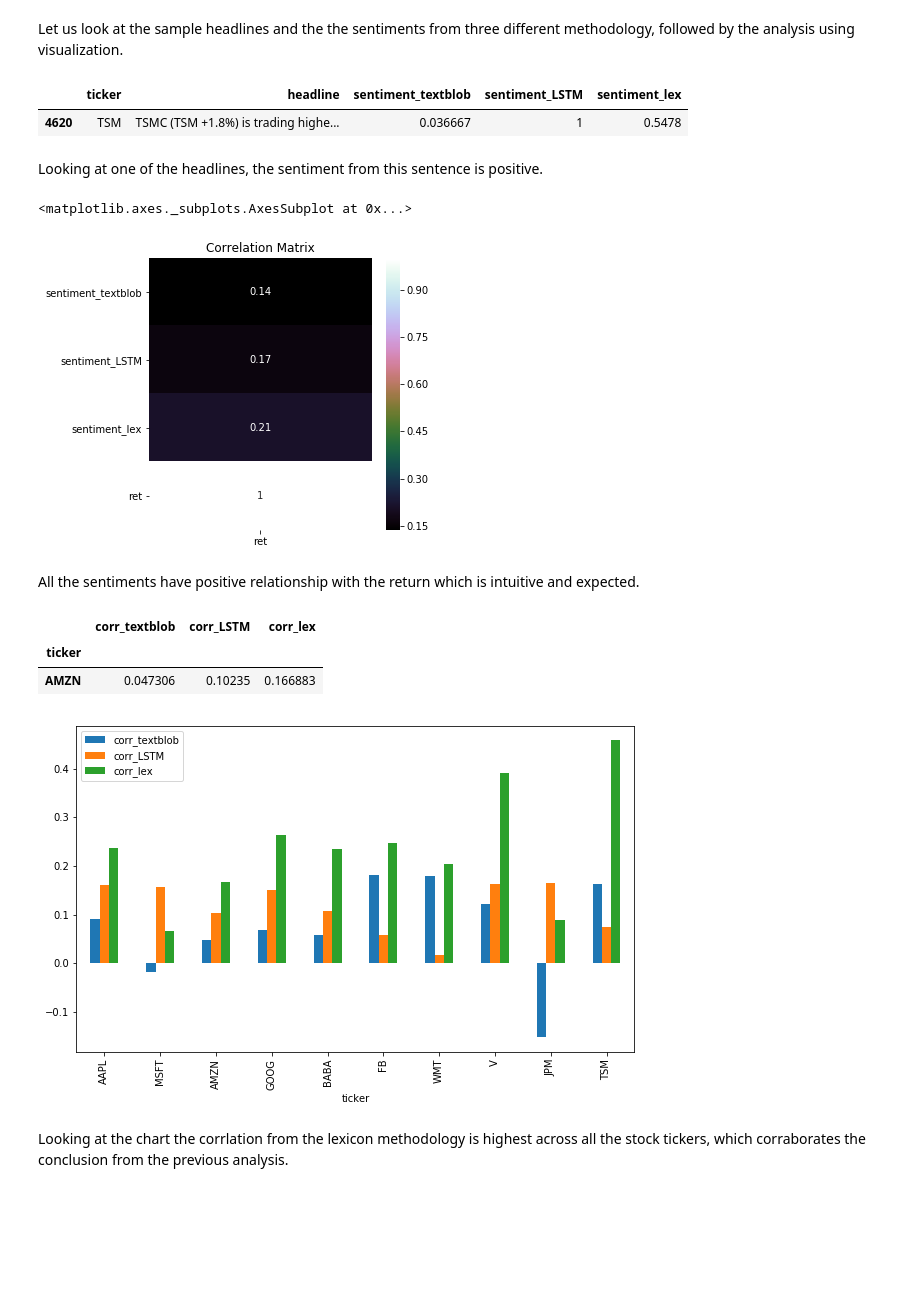
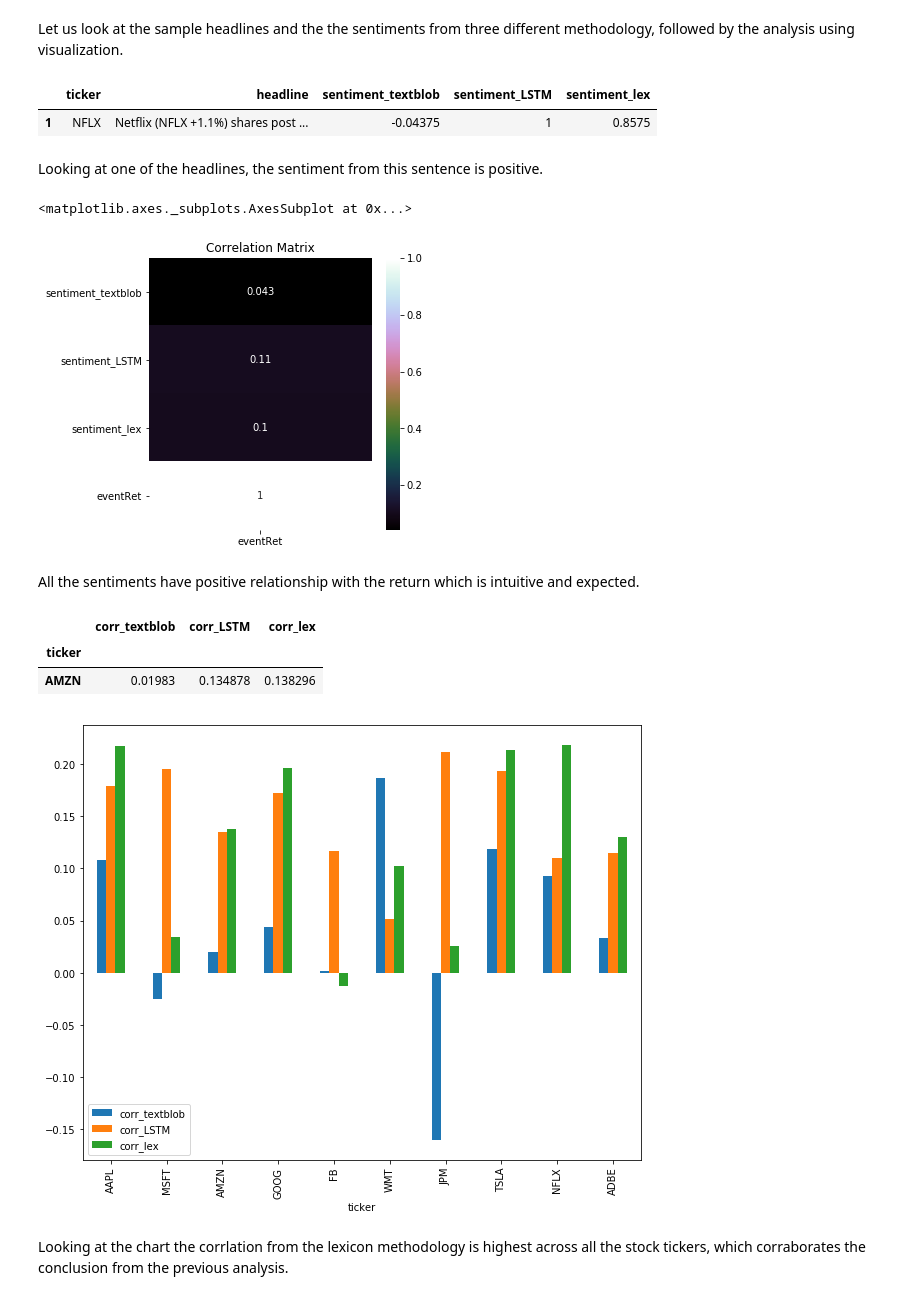
Before and after one commit to tatsath/fin-ml, a Jupyter notebook: Chapter 10 - Natural Language Processing/Case Study 1 - NLP and Sentiments Analysis based Trading Strategy/NLPandSentimentAnalysisBasedTradingStrategy.ipynb, the cells around one changed output. Saved outputs shown, nothing was run; the diff lists cells and outputs as text; code cells hidden in the pictures; blank space fills up the shorter version.

```diff
--- a/Chapter 10 - Natural Language Processing/Case Study 1 - NLP and Sentiments Analysis based Trading Strategy/NLPandSentimentAnalysisBasedTradingStrategy.ipynb
+++ b/Chapter 10 - Natural Language Processing/Case Study 1 - NLP and Sentiments Analysis based Trading Strategy/NLPandSentimentAnalysisBasedTradingStrategy.ipynb
@@ -103,0 +115,15 @@ warnings.filterwarnings('ignore')
+# %%
+tickers = ['AAPL','MSFT','AMZN','GOOG','FB','WMT','JPM','TSLA','NFLX','ADBE']
+start = '2010-01-01'
+end = '2018-12-31'
+df_ticker_return = pd.DataFrame()
+for ticker in tickers:
+    ticker_yf = yf.Ticker(ticker)
+    if df_ticker_return.empty:
+        df_ticker_return = ticker_yf.history(start = start, end = end)
+        df_ticker_return['ticker']= ticker
+    else:
+        data_temp = ticker_yf.history(start = start, end = end)
+        data_temp['ticker']= ticker
+        df_ticker_return = df_ticker_return.append(data_temp)
+df_ticker_return.to_csv(r'Data\Step2.2_ReturnData.csv')
@@ -650,27 +632,31 @@ We see a positive correlation between the Event return and sentiments. We will l
 # %% [markdown]
 <a id='4.4'></a>
 ## 4.4 Exploratory Data Analysis and comparison
+# %%
+data_df = pd.read_csv(r'Data\Step4_DataWithSentimentsResults.csv', sep='|')
+data_df = data_df[data_df['ticker'].isin(tickers)]
 # %% [markdown]
 Let us look at the sample headlines and the the sentiments from three different methodology, followed by the analysis using visualization.
 # %%
-data_new_df_stock=data_df[data_df['ticker']== 'TSM'][['ticker','headline','sentiment_textblob','sentiment_LSTM','sentiment_lex']]
+data_new_df_stock=data_df[data_df['ticker']== 'NFLX'][['ticker','headline','sentiment_textblob','sentiment_LSTM','sentiment_lex']]
 from pandas import option_context
 
 with option_context('display.max_colwidth', 400):
     display(data_new_df_stock.head(1))
 # %% [output]
 |  | ticker | headline | sentiment_textblob | sentiment_LSTM | sentiment_lex |
-| 4620 | TSM | TSMC (TSM +1.8%) is trading highe... | 0.036667 | 1 | 0.5478 |
+| 1 | NFLX | Netflix (NFLX +1.1%) shares post ... | -0.04375 | 1 | 0.8575 |
 # %% [markdown]
 Looking at one of the headlines, the sentiment from this sentence is positive.
 # %%
-correlation = data_df[['sentiment_textblob','sentiment_LSTM','sentiment_lex','ret']].dropna(axis=0).corr()
+correlation = data_df[['sentiment_textblob','sentiment_LSTM','sentiment_lex','eventRet']].dropna(axis=0).corr()
+
 plt.figure(figsize=(5,5))
 plt.title('Correlation Matrix')
-sns.heatmap(correlation[['ret']], vmax=1, annot=True,cmap='cubehelix')
+sns.heatmap(correlation[['eventRet']], vmax=1, annot=True,cmap='cubehelix')
 # %% [output]
 <matplotlib.axes._subplots.AxesSubplot at 0x...>
-[figure, old version]
+[figure, new version]
 # %% [markdown]
 All the sentiments have positive relationship with the return which is intuitive and expected.
 # %%
@@ -679,9 +665,9 @@ for ticker in data_df['ticker'].unique():
     data_new_df_stock=data_df[data_df['ticker']==ticker]
     #Only look for the stocks with sufficient data
     if data_new_df_stock.shape[0] > 40 :
-        corr_textblob= data_new_df_stock['ret'].corr(data_new_df_stock['sentiment_textblob'])
-        corr_LSTM = data_new_df_stock['ret'].corr(data_new_df_stock['sentiment_LSTM'])
-        corr_lex = data_new_df_stock['ret'].corr(data_new_df_stock['sentiment_lex'])
+        corr_textblob= data_new_df_stock['eventRet'].corr(data_new_df_stock['sentiment_textblob'])
+        corr_LSTM = data_new_df_stock['eventRet'].corr(data_new_df_stock['sentiment_LSTM'])
+        corr_lex = data_new_df_stock['eventRet'].corr(data_new_df_stock['sentiment_lex'])
         corr_data.append([ticker,corr_textblob, corr_LSTM, corr_lex])
         #print(ticker,corr_vader, corr_LSTM, corr_textblob)
     else:
@@ -693,13 +679,13 @@ corr_df.head(1)
 # %% [output]
 |  | corr_textblob | corr_LSTM | corr_lex |
 | ticker |  |  |  |
-| AMZN | 0.047306 | 0.10235 | 0.166883 |
+| AMZN | 0.01983 | 0.134878 | 0.138296 |
 # %%
 #corr_df.to_csv("correlation.csv")
-tickers = ['AAPL','MSFT','AMZN','GOOG','BABA','FB','WMT','V','JPM','TSM']
+#tickers = ['AAPL','MSFT','AMZN','GOOG','BABA','FB','WMT','V','JPM','TSLA']
 corr_df.loc[tickers].plot.bar(figsize = (10,8))
 plt.show()
 # %% [output]
-[figure, old version]
+[figure, new version]
 # %% [markdown]
 Looking at the chart the corrlation from the lexicon methodology is highest across all the stock tickers, which corraborates the conclusion from the previous analysis.
```
Also changed, not shown: parts of 184 cells of this notebook, 7 other files.
